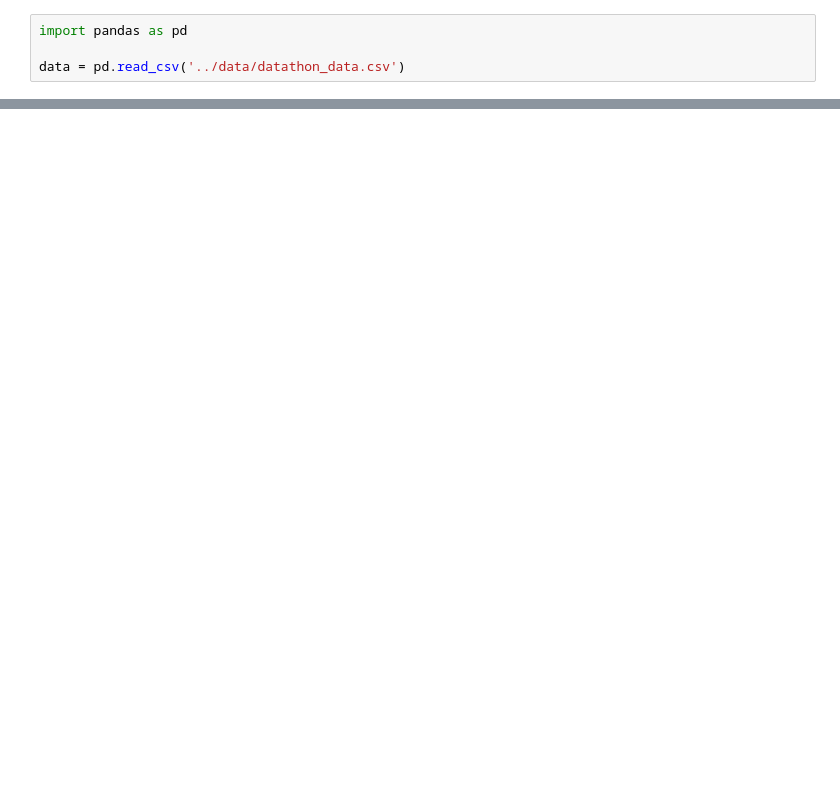
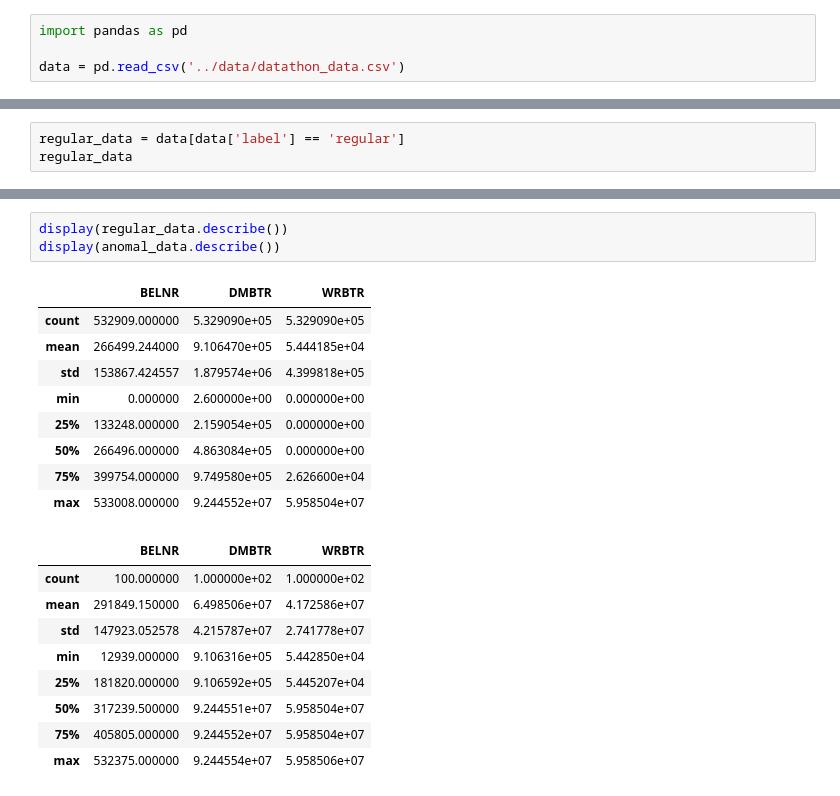
Before and after one commit to Anomaly-Animals/Anomaly-Reasoning, a Jupyter notebook: src/data_exploration.ipynb, the cells around one changed output, grey strips where cells are left out. Cells and saved outputs as stored; diff of their text form; blank space fills up the shorter version.

```diff
--- a/src/data_exploration.ipynb
+++ b/src/data_exploration.ipynb
@@ -20,0 +31,3 @@ data
+# %%
+regular_data = data[data['label'] == 'regular']
+regular_data
@@ -20,0 +65,22 @@ data
+# %%
+display(regular_data.describe())
+display(anomal_data.describe())
+# %% [output]
+|  | BELNR | DMBTR | WRBTR |
+| count | 532909.000000 | 5.329090e+05 | 5.329090e+05 |
+| mean | 266499.244000 | 9.106470e+05 | 5.444185e+04 |
+| std | 153867.424557 | 1.879574e+06 | 4.399818e+05 |
+| min | 0.000000 | 2.600000e+00 | 0.000000e+00 |
+| 25% | 133248.000000 | 2.159054e+05 | 0.000000e+00 |
+| 50% | 266496.000000 | 4.863084e+05 | 0.000000e+00 |
+| 75% | 399754.000000 | 9.749580e+05 | 2.626600e+04 |
+| max | 533008.000000 | 9.244552e+07 | 5.958504e+07 |
+|  | BELNR | DMBTR | WRBTR |
+| count | 100.000000 | 1.000000e+02 | 1.000000e+02 |
+| mean | 291849.150000 | 6.498506e+07 | 4.172586e+07 |
+| std | 147923.052578 | 4.215787e+07 | 2.741778e+07 |
+| min | 12939.000000 | 9.106316e+05 | 5.442850e+04 |
+| 25% | 181820.000000 | 9.106592e+05 | 5.445207e+04 |
+| 50% | 317239.500000 | 9.244551e+07 | 5.958504e+07 |
+| 75% | 405805.000000 | 9.244552e+07 | 5.958504e+07 |
+| max | 532375.000000 | 9.244554e+07 | 5.958506e+07 |
```
Also changed, not shown: parts of 4 cells of this notebook, 5 other files.
